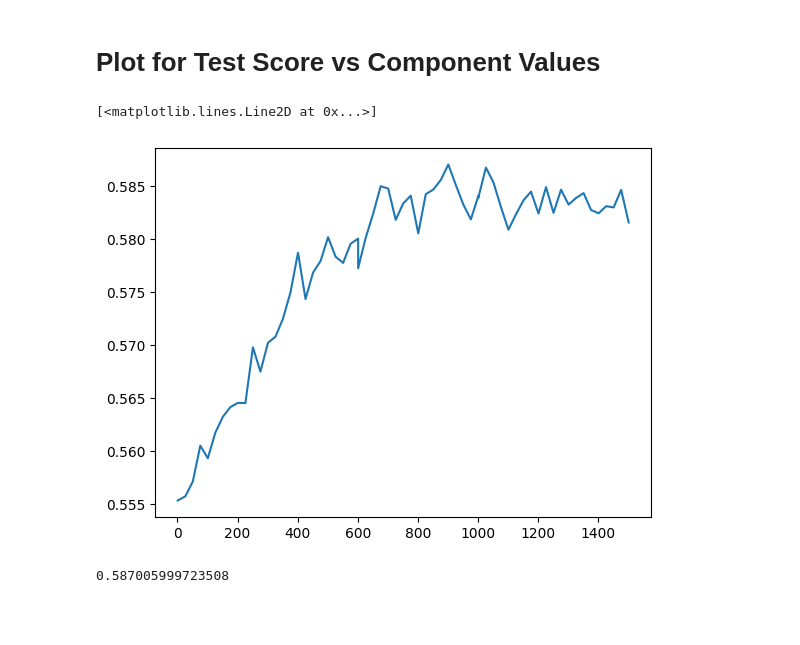
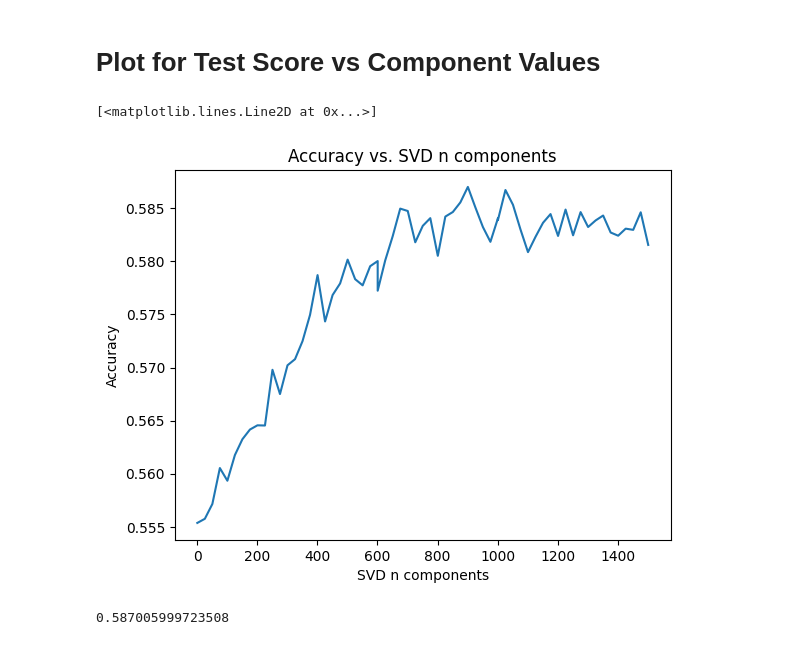
Before and after one commit to richanghmc/NLP_semi_eval_task7, a Jupyter notebook: humor_regression.ipynb, the cells around one changed output. Drawn from its saved outputs; the diff is of its cells as text; code cells hidden in the pictures; blank space fills up the shorter version.

Commit message:
Update plots

```diff
--- a/humor_regression.ipynb
+++ b/humor_regression.ipynb
@@ -421,10 +424,13 @@ y4 = np.array(y4)
 # %%
 x5 = np.concatenate((x3, x4))
 y5 = np.concatenate((y3, y4))
+plt.title("Accuracy vs. SVD n components")
+plt.xlabel("SVD n components")
+plt.ylabel("Accuracy")
 plt.plot(x5,y5)
 # %% [output]
 [<matplotlib.lines.Line2D at 0x...>]
-[figure, old version]
+[figure, new version]
 # %%
 max(y5)
 # %% [output]
```
Also changed, not shown: parts of 4 cells of this notebook.
